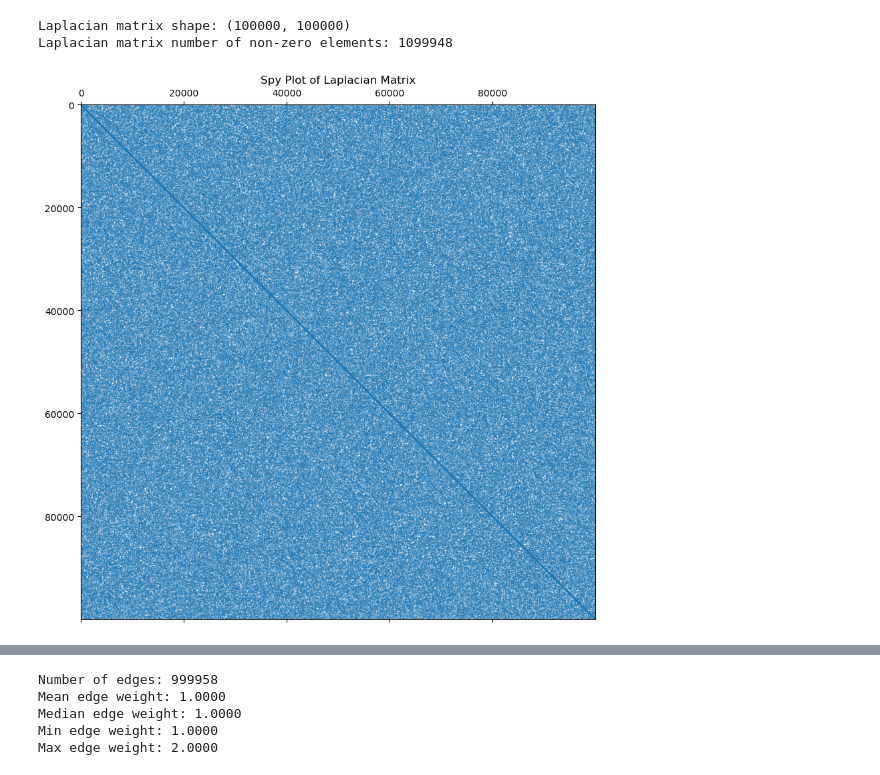
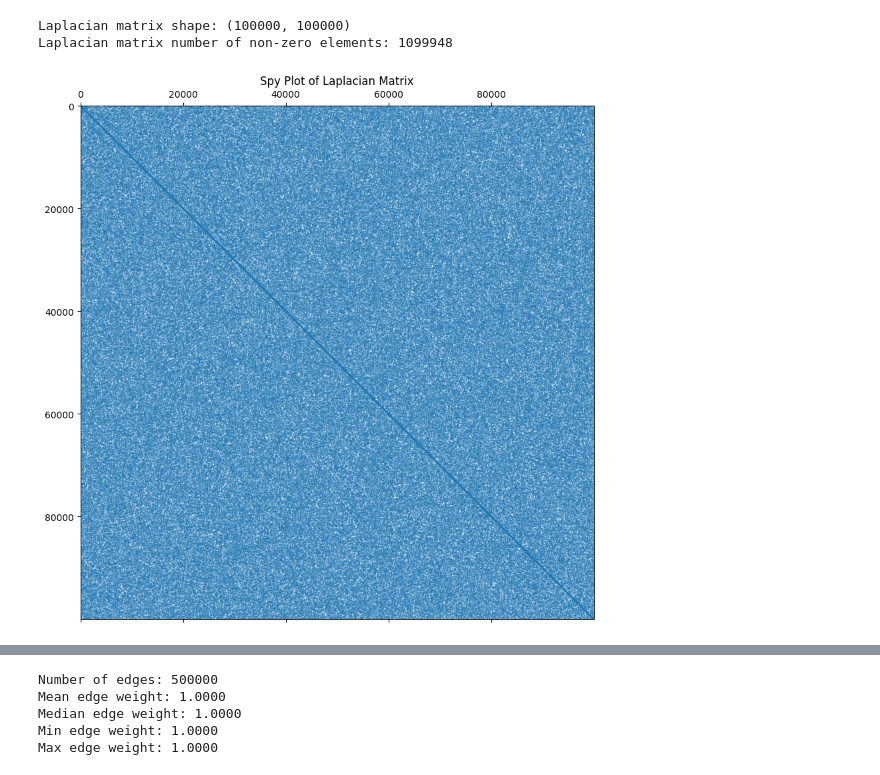
Before and after one commit to freddiek4/F2024_Statisitcal_Compute_UCSB, a Jupyter notebook: matrices.ipynb, the cells around one changed output, grey strips where cells are left out. Saved outputs shown, nothing was run; the diff lists cells and outputs as text; code cells hidden in the pictures.

```diff
--- a/matrices.ipynb
+++ b/matrices.ipynb
@@ -76,37 +79,38 @@ n = 100000
 m = 500000
 
 np.random.seed(42)
 edges = [(np.random.randint(0, n), np.random.randint(0, n)) for _ in range(m)]
+edge_weights = [1] * len(edges)
 A_sparse = adjacency_matrix_sparse(edges, n)
 L_sparse = laplacian_matrix_sparse(A_sparse)
 
 print(f"Laplacian matrix shape: {L_sparse.shape}")
 print(f"Laplacian matrix number of non-zero elements: {L_sparse.nnz}")
 plt.figure(figsize=(10, 10))
 plt.spy(L_sparse, markersize=0.1)
 plt.title("Spy Plot of Laplacian Matrix")
 plt.show()
 
 degrees = L_sparse.diagonal()
 plt.figure(figsize=(10, 6))
 plt.hist(degrees, bins=50)
 plt.title("Degree Distribution")
 plt.xlabel("Degree")
 plt.ylabel("Frequency")
 plt.show()
 
 print(f"Number of edges: {len(edge_weights)}")
 print(f"Mean edge weight: {np.mean(edge_weights):.4f}")
 print(f"Median edge weight: {np.median(edge_weights):.4f}")
 print(f"Min edge weight: {np.min(edge_weights):.4f}")
 print(f"Max edge weight: {np.max(edge_weights):.4f}")
 # %% [output]
 Laplacian matrix shape: (100000, 100000)
 Laplacian matrix number of non-zero elements: 1099948
-[figure, old version]
+[figure, new version]
 [figure]
-Number of edges: 999958
+Number of edges: 500000
 Mean edge weight: 1.0000
 Median edge weight: 1.0000
 Min edge weight: 1.0000
-Max edge weight: 2.0000
+Max edge weight: 1.0000
```
Also changed, not shown: parts of 5 cells of this notebook, 1 other file.
